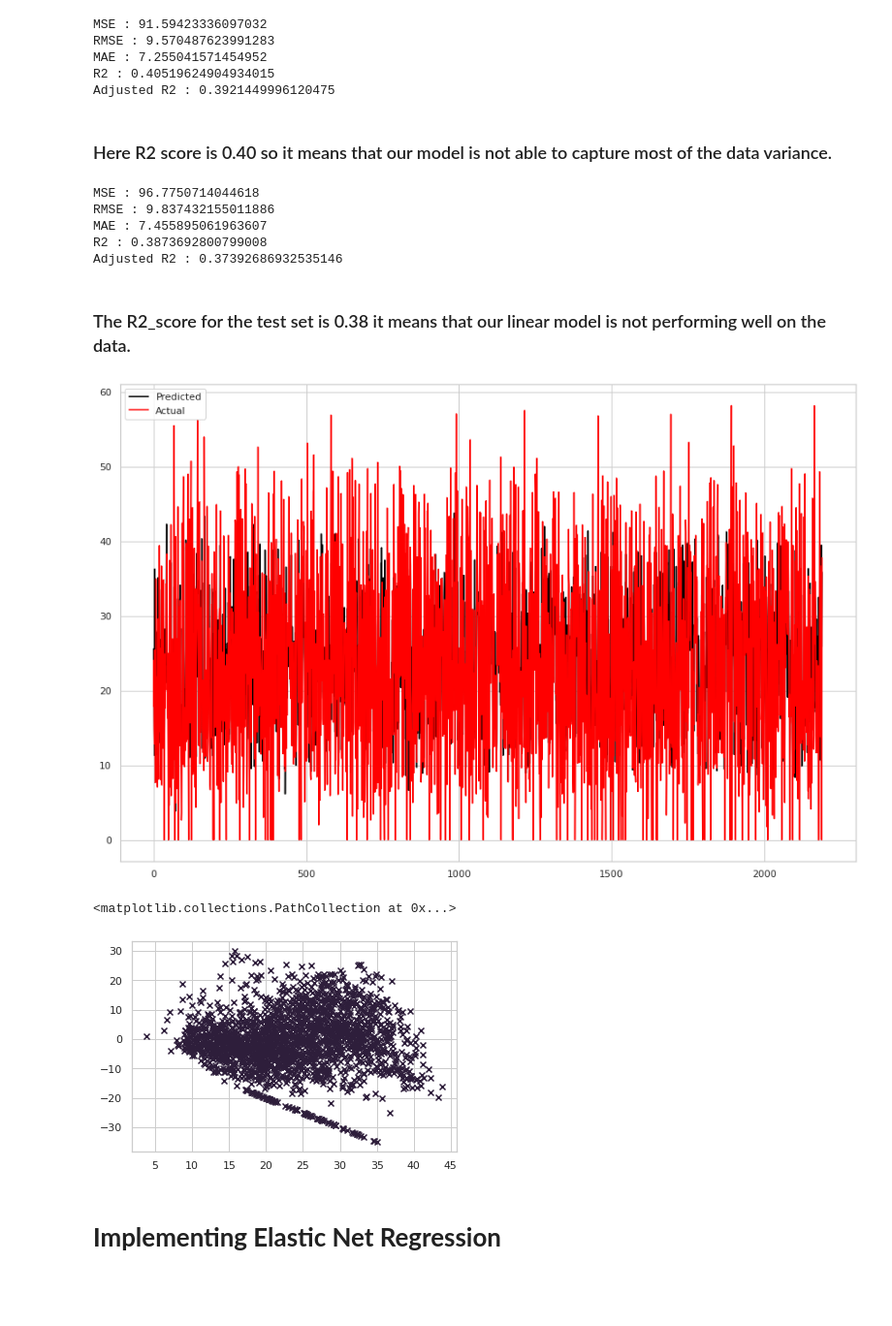
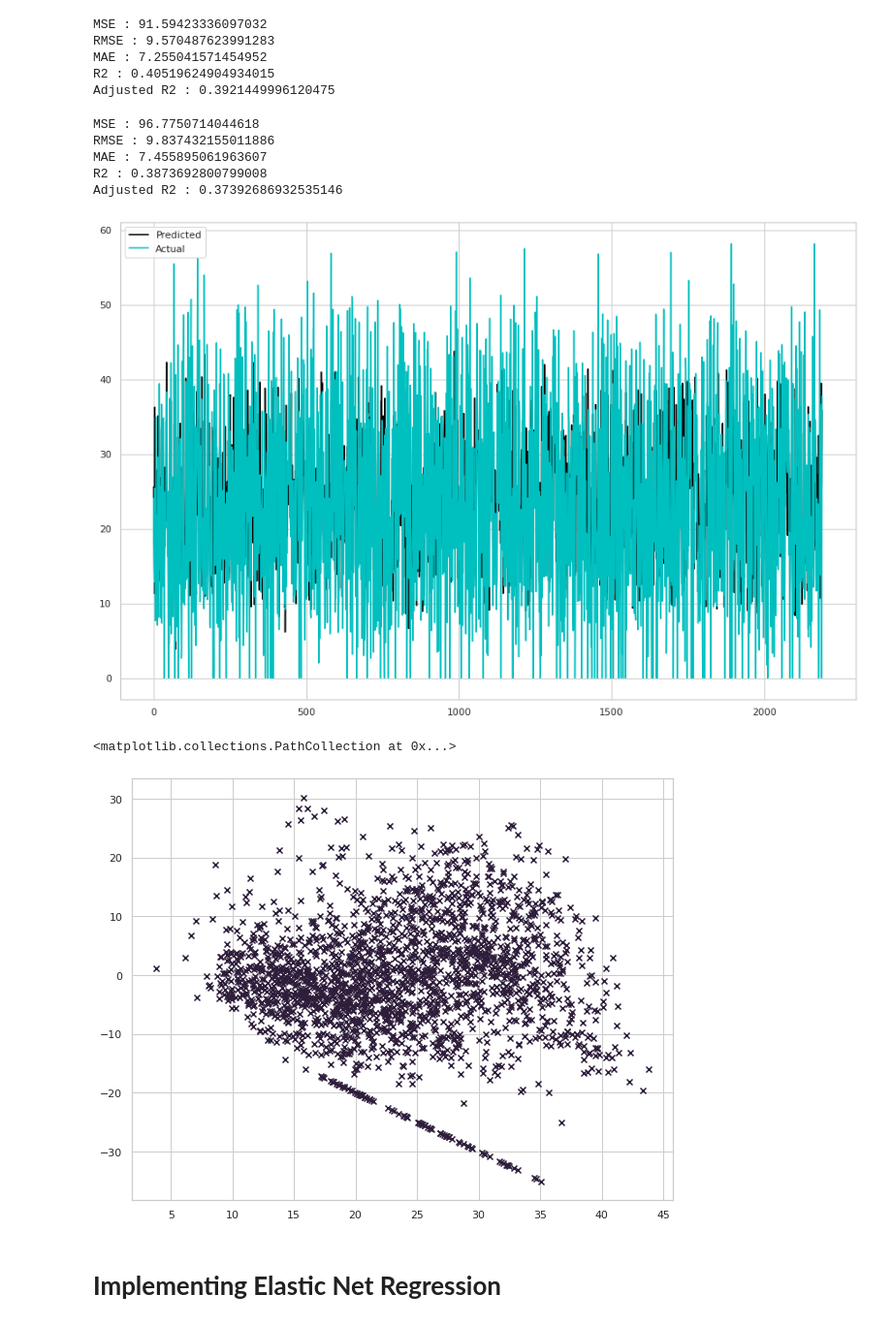
Before and after one commit to anup-anny/Bike-Sharing-Demand-Prediction, a Jupyter notebook: Bike_Sharing_Demand_Prediction_Capstone_Project.ipynb, the cells around one changed output. Shown at 97% size. Drawn from its saved outputs; the diff is of its cells as text; code cells hidden in the pictures; blank space fills up the shorter version.

```diff
--- a/Bike_Sharing_Demand_Prediction_Capstone_Project.ipynb
+++ b/Bike_Sharing_Demand_Prediction_Capstone_Project.ipynb
@@ -855,8 +850,6 @@ RMSE : 9.570487623991283
 MAE : 7.255041571454952
 R2 : 0.40519624904934015
 Adjusted R2 : 0.3921449996120475
-# %% [markdown]
-### Here R2 score is 0.40 so it means that our model is not able to capture most of the data variance.
 # %%
 # Making a dataset for comparing performance metrics later
 
@@ -896,8 +889,6 @@ RMSE : 9.837432155011886
 MAE : 7.455895061963607
 R2 : 0.3873692800799008
 Adjusted R2 : 0.37392686932535146
-# %% [markdown]
-### The R2_score for the test set is 0.38 it means that our linear model is not performing well on the data.
 # %%
 dict2={'Model':'Lasso regression',
        'MAE':round((MAE),3),
@@ -911,17 +902,18 @@ test_df=test_df.append(dict2,ignore_index=True)
 #Plotting the figure
 plt.figure(figsize=(15,10))
 plt.plot(y_pred_test_lasso, color='k')
-plt.plot(np.array(y_test), color='red')
+plt.plot(np.array(y_test), color='c')
 plt.legend(["Predicted","Actual"])
 plt.show()
 # %% [output]
-[figure, old version]
+[figure, new version]
 # %%
 #Checking Heteroscadacity
+plt.figure(figsize=(10,8))
 plt.scatter((y_pred_test_lasso),(y_test)-(y_pred_test_lasso),marker='x')
 # %% [output]
 <matplotlib.collections.PathCollection at 0x...>
-[figure, old version]
+[figure, new version]
 # %% [markdown]
 # **Implementing Elastic Net Regression**
 # %%
```
Also changed, not shown: parts of 83 cells of this notebook.
